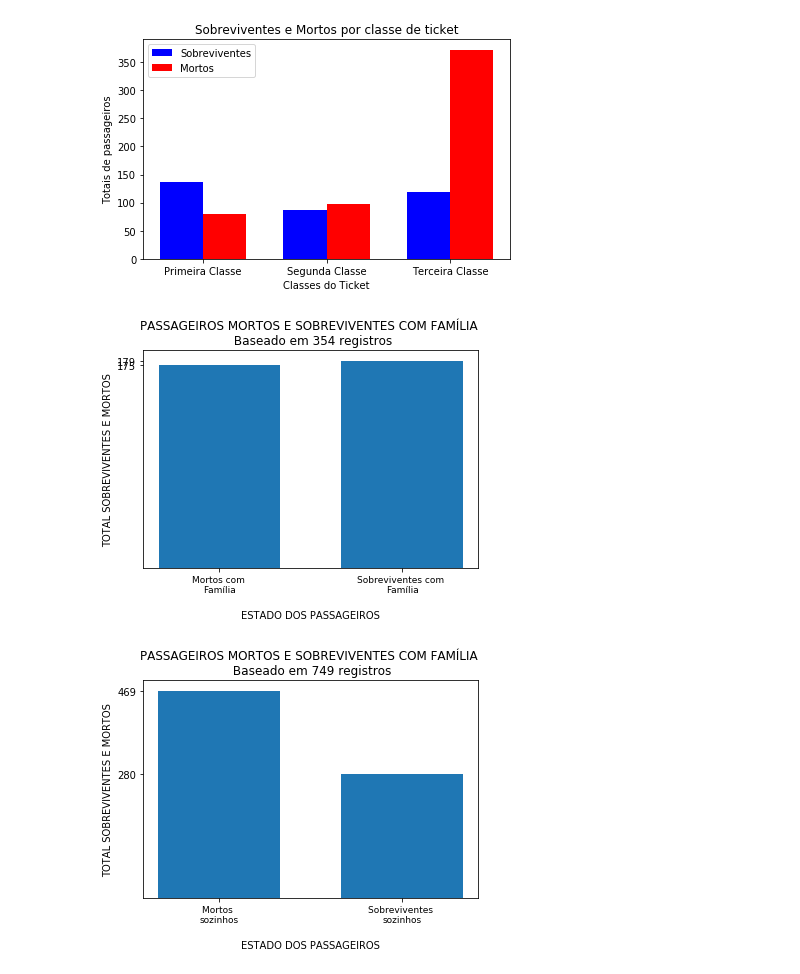
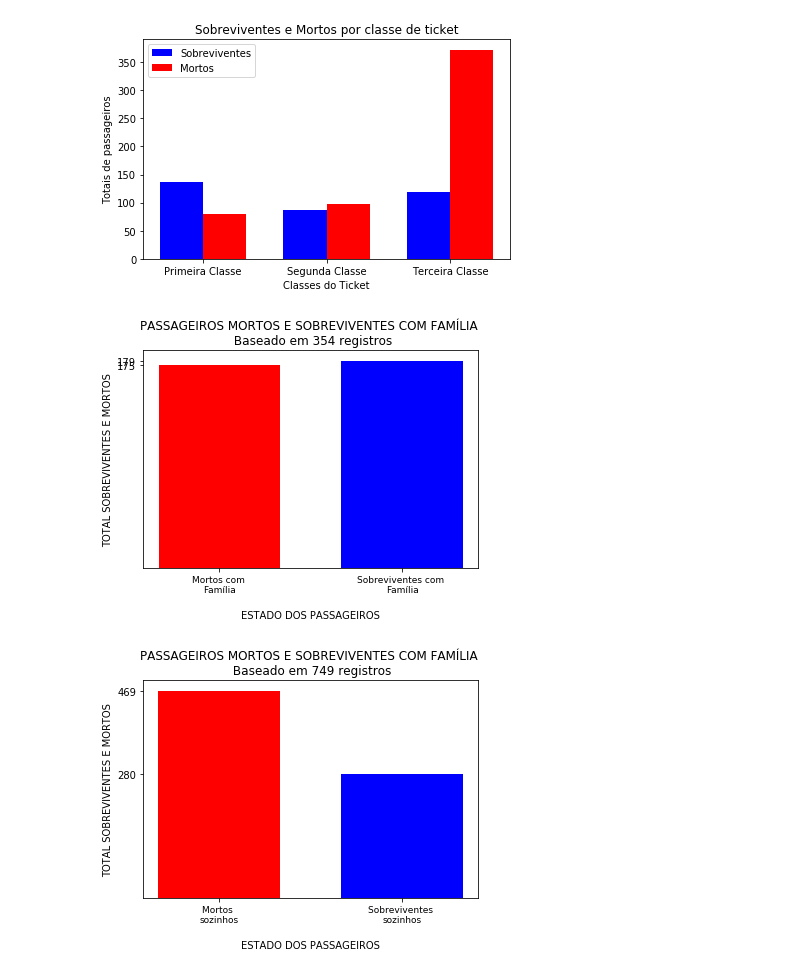
Before and after one commit to Anderson-hrz/ds1-udacity-projeto-02, a Jupyter notebook: projeto-02-analise-titanic.ipynb, the cells around one changed output. Saved outputs shown, nothing was run; the diff lists cells and outputs as text; code cells hidden in the pictures.

Commit message:
Added custom colors to graphics and revised all the texts

```diff
--- a/projeto-02-analise-titanic.ipynb
+++ b/projeto-02-analise-titanic.ipynb
@@ -366,20 +367,20 @@ total_passengers_with_family = [died_with_family, survived_with_family]
 # %%
 # Definindo as legendas para cada item, além de seu posicionamento no gráfico
 family_labels = ['Mortos com \nFamília',
                  'Sobreviventes com \nFamília']
 family_labels_pos = [0,3]
 
 # Desenhando o gráfico para visualizar os sobreviventes e mortos de cada gênero
-plt.bar(family_labels_pos, total_passengers_with_family, width=2)
+plt.bar(family_labels_pos, total_passengers_with_family, width=2, color=('r','b'))
 plt.xticks(family_labels_pos, family_labels, fontsize=9)
 plt.yticks(total_passengers_with_family)
 plt.xlabel('\nESTADO DOS PASSAGEIROS')
 plt.ylabel('TOTAL SOBREVIVENTES E MORTOS')
 plt.title('PASSAGEIROS MORTOS E SOBREVIVENTES COM FAMÍLIA \n Baseado em ' + str(total_passengers_family) +
                                                                             ' registros')
 plt.show()
 # %% [output]
-[figure, old version]
+[figure, new version]
 # %%
 # Descobrindo o total de passageiros sem família
 total_alone = ds_titanic[(ds_titanic.Number_parent_children == 0) |
@@ -402,7 +403,7 @@ family_labels = ['Mortos \nsozinhos',
 family_labels_pos = [0,3]
 
 # Desenhando o gráfico para visualizar os sobreviventes e mortos de cada gênero
-plt.bar(family_labels_pos, total_passengers_alone, width=2)
+plt.bar(family_labels_pos, total_passengers_alone, width=2, color=('r','b'))
 plt.xticks(family_labels_pos, family_labels, fontsize=9)
 plt.yticks(total_passengers_alone)
 plt.xlabel('\nESTADO DOS PASSAGEIROS')
@@ -411,7 +412,7 @@ plt.title('PASSAGEIROS MORTOS E SOBREVIVENTES COM FAMÍLIA \n Baseado em ' + str
                                                                             ' registros')
 plt.show()
 # %% [output]
-[figure, old version]
+[figure, new version]
 # %%
 '''
 Como vimos, há uma grande diferença de mortos em passageiros que viajavam sozinhos. Provavelmente a presença de uma
```
Also changed, not shown: parts of 6 cells of this notebook.
